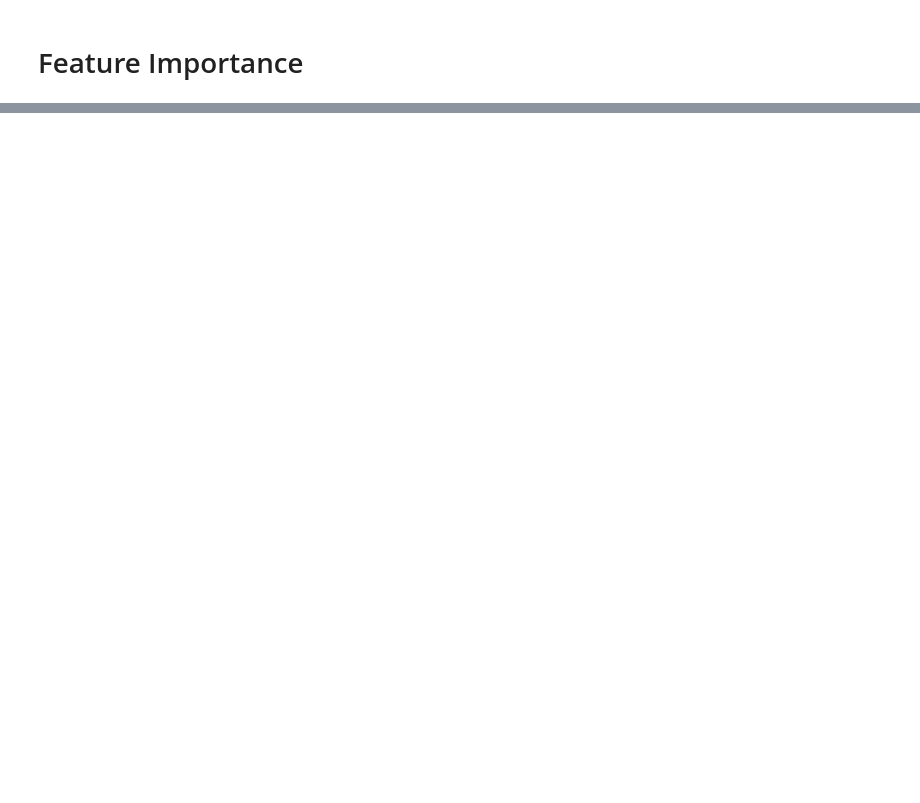
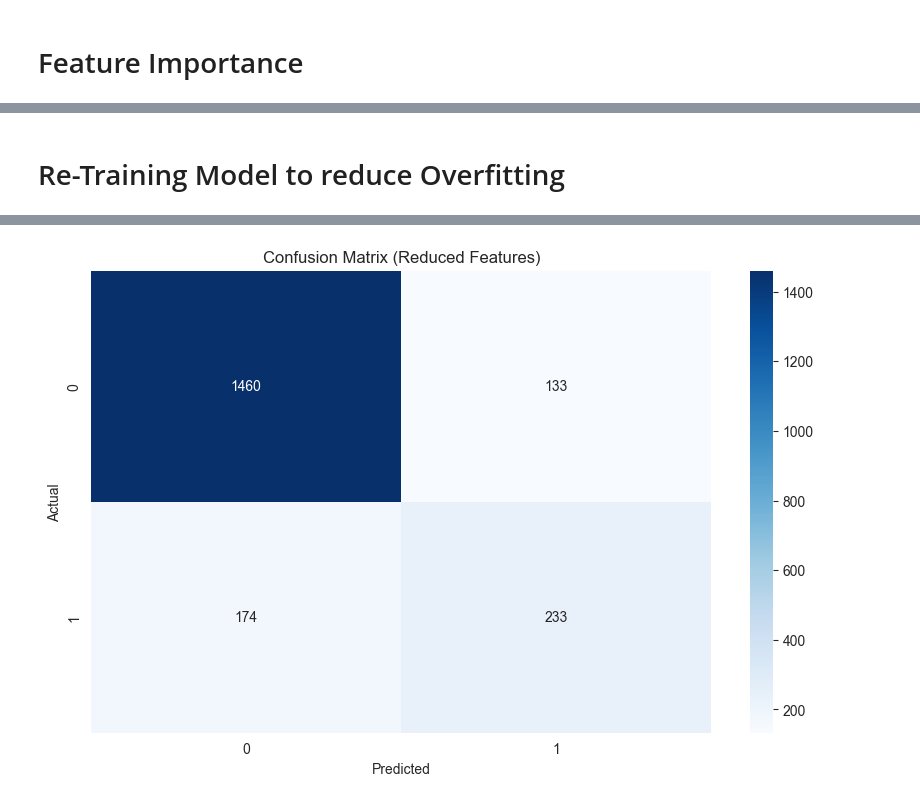
Before and after one commit to dassus98/banking_churn, a Jupyter notebook: banking-churn.ipynb, the cells around one changed output, grey strips where cells are left out. Saved outputs shown, nothing was run; the diff lists cells and outputs as text; code cells hidden in the pictures; blank space fills up the shorter version.

Commit message:
more feature engineering, final model choice

```diff
--- a/banking-churn.ipynb
+++ b/banking-churn.ipynb
@@ -391,0 +387,66 @@ plt.show()
+# %% [markdown]
+# Re-Training Model to reduce Overfitting
+# %%
+# Since EstimatedSalary and CreditScore are the least important features, let's see if
+# dropping them reduces the noise for the model
+
+# Loading data
+df = pd.read_csv('banking_churn.csv', header=0)
+
+# Inspecting data
+print(f'Shape: {df.shape}')
+print(f'Columns: {df.columns.tolist()}')
+
+# Creating new drop list
+new_drop_cols = ['RowNumber', 'CustomerId', 'Surname', 'EstimatedSalary', 'CreditScore', 'HasCrCard']
+new_df = df.drop(columns=new_drop_cols)
+
+# Creating new pipeline
+new_numeric_features = ['Age', 'Tenure', 'Balance', 'NumOfProducts', 'IsActiveMember',
+                        'BalancePerProduct', 'TenureAgeRatio']
+
+# Creating new preprocessor
+preprocessor_new = ColumnTransformer(
+    transformers=[
+        ('num', StandardScaler(), new_numeric_features),
+        ('cat', OneHotEncoder(drop='first', handle_unknown='ignore'), categorical_features)
+    ],
+    verbose_feature_names_out=False
+)
+
+# Creating new model pipeline
+new_model_pipeline = ImbPipeline(steps=[
+    ('feature_engineering', FeatureEngineer()),
+    ('preprocessor', preprocessor_new), # <--- uses the updated feature list
+    ('smote', SMOTE(random_state=RANDOM_SEED)),
+    ('classifier', XGBClassifier(n_estimators=100, random_state=RANDOM_SEED, n_jobs=-1))
+])
+
+# Creating new splits
+new_X = new_df.drop(columns=['Exited'])
+new_y = new_df['Exited']
+
+new_X_train, new_X_test, new_y_train, new_y_test = train_test_split(
+    new_X, new_y, test_size=0.2, random_state=RANDOM_SEED, stratify=new_y
+)
+
+# Training new model
+print('Model training in process...')
+new_model_pipeline.fit(new_X_train, new_y_train)
+
+# Predicting new scores
+new_y_pred = new_model_pipeline.predict(new_X_test)
+new_y_prob = new_model_pipeline.predict_proba(new_X_test)[:, 1] # Fixed: Pass X_test, not y_test
+
+# Printing new metrics
+print('\nClassification Report')
+print(classification_report(new_y_test, new_y_pred)) # Fixed: Pass pred, not prob
+
+print('\nConfusion Matrix')
+conf_matrix = confusion_matrix(new_y_test, new_y_pred)
+sns.heatmap(conf_matrix, annot=True, fmt='d', cmap='Blues')
+plt.title('Confusion Matrix (Reduced Features)')
+plt.xlabel('Predicted')
+plt.ylabel('Actual')
+plt.show()
+# %% [output]
@@ -391,0 +469 @@ plt.show()
+[figure, added]
```
Also changed, not shown: parts of 17 cells of this notebook.
